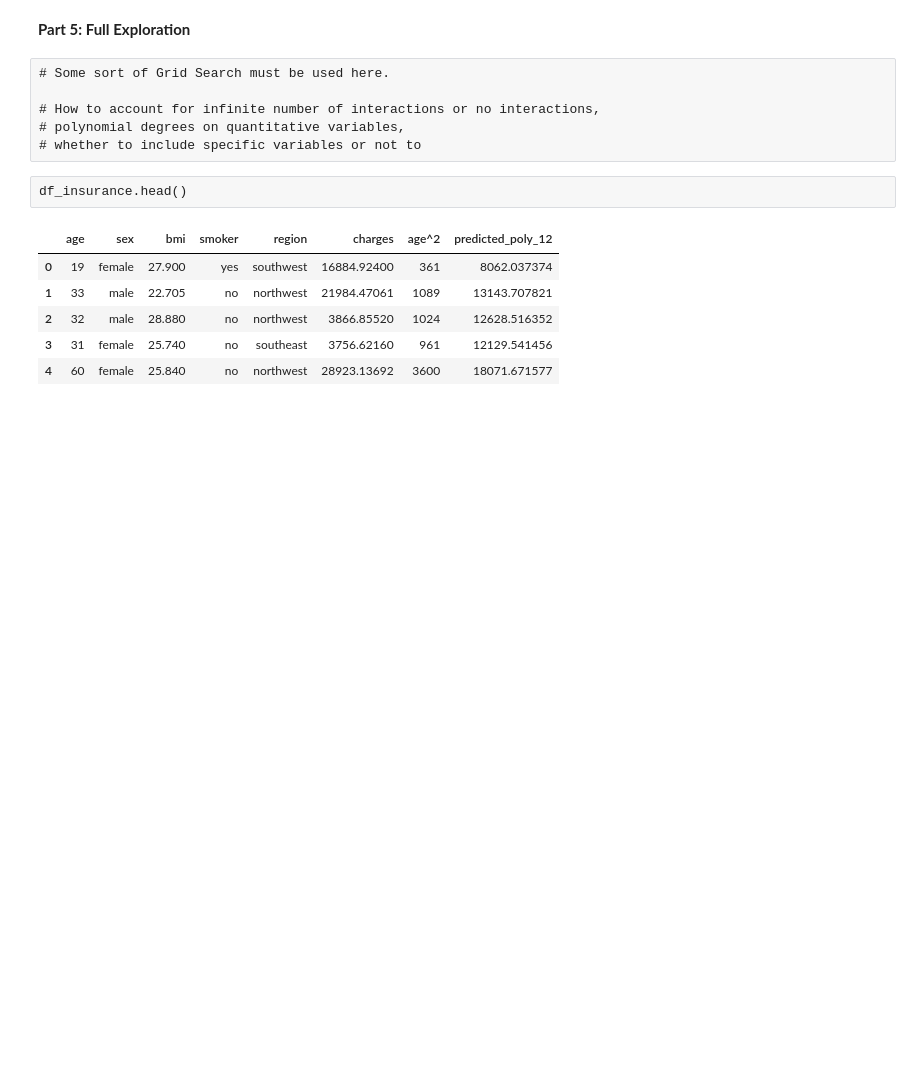
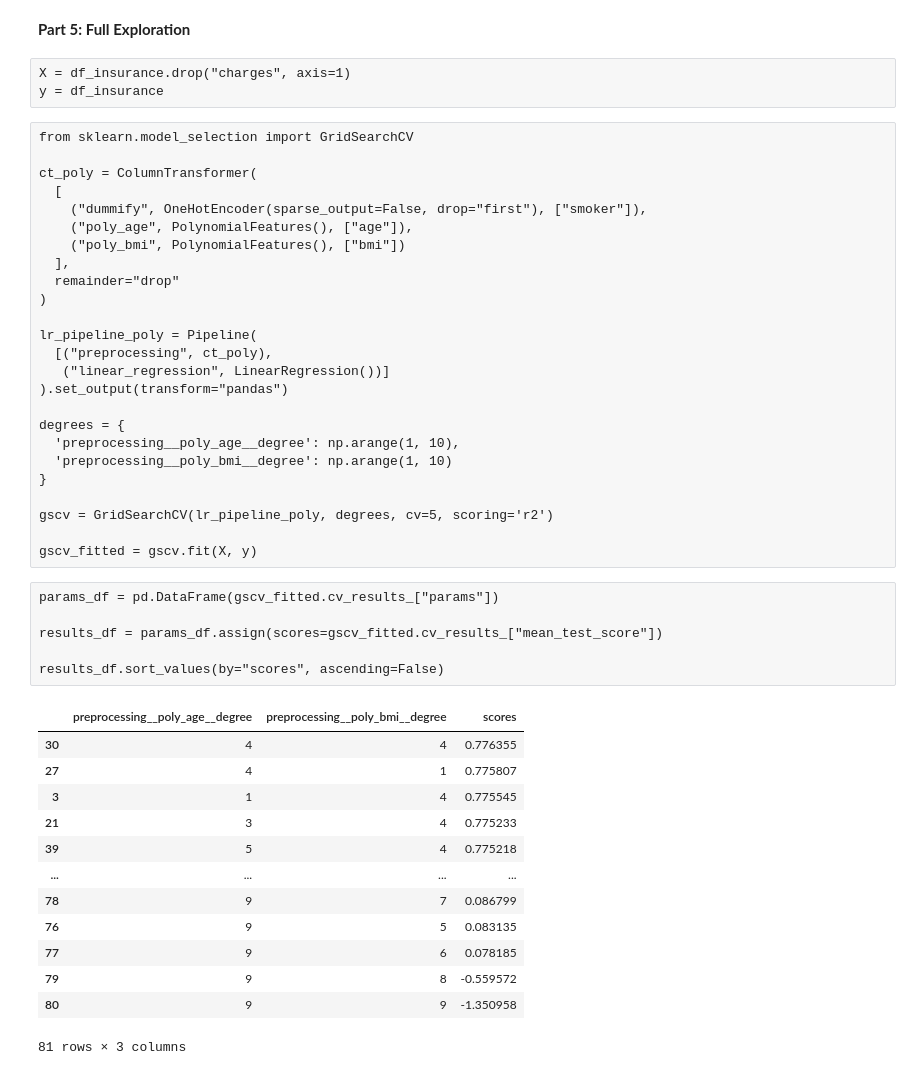
Before and after one commit to r-morag/Labs---GSB-544, a Jupyter notebook: lab5.ipynb, the cells around one changed output. Drawn from its saved outputs; the diff is of its cells as text; blank space fills up the shorter version.

```diff
--- a/lab5.ipynb
+++ b/lab5.ipynb
@@ -589,17 +585,50 @@ theme_classic()
 # %% [markdown]
 **Part 5: Full Exploration**
-# %%
-# Some sort of Grid Search must be used here.
-
-# How to account for infinite number of interactions or no interactions,
-# polynomial degrees on quantitative variables,
-# whether to include specific variables or not to
-# %%
-df_insurance.head()
-# %% [output]
-|  | age | sex | bmi | smoker | region | charges | age^2 | predicted_poly_12 |
-| 0 | 19 | female | 27.900 | yes | southwest | 16884.92400 | 361 | 8062.037374 |
-| 1 | 33 | male | 22.705 | no | northwest | 21984.47061 | 1089 | 13143.707821 |
-| 2 | 32 | male | 28.880 | no | northwest | 3866.85520 | 1024 | 12628.516352 |
-| 3 | 31 | female | 25.740 | no | southeast | 3756.62160 | 961 | 12129.541456 |
-| 4 | 60 | female | 25.840 | no | northwest | 28923.13692 | 3600 | 18071.671577 |
+# %%
+X = df_insurance.drop("charges", axis=1)
+y = df_insurance
+# %%
+from sklearn.model_selection import GridSearchCV
+
+ct_poly = ColumnTransformer(
+  [
+    ("dummify", OneHotEncoder(sparse_output=False, drop="first"), ["smoker"]),
+    ("poly_age", PolynomialFeatures(), ["age"]),
+    ("poly_bmi", PolynomialFeatures(), ["bmi"])
+  ],
+  remainder="drop"
+)
+
+lr_pipeline_poly = Pipeline(
+  [("preprocessing", ct_poly),
+   ("linear_regression", LinearRegression())]
+).set_output(transform="pandas")
+
+degrees = {
+  'preprocessing__poly_age__degree': np.arange(1, 10),
+  'preprocessing__poly_bmi__degree': np.arange(1, 10)
+}
+
+gscv = GridSearchCV(lr_pipeline_poly, degrees, cv=5, scoring='r2')
+
+gscv_fitted = gscv.fit(X, y)
+# %%
+params_df = pd.DataFrame(gscv_fitted.cv_results_["params"])
+
+results_df = params_df.assign(scores=gscv_fitted.cv_results_["mean_test_score"])
+
+results_df.sort_values(by="scores", ascending=False)
+# %% [output]
+|  | preprocessing__poly_age__degree | preprocessing__poly_bmi__degree | scores |
+| 30 | 4 | 4 | 0.776355 |
+| 27 | 4 | 1 | 0.775807 |
+| 3 | 1 | 4 | 0.775545 |
+| 21 | 3 | 4 | 0.775233 |
+| 39 | 5 | 4 | 0.775218 |
+| ... | ... | ... | ... |
+| 78 | 9 | 7 | 0.086799 |
+| 76 | 9 | 5 | 0.083135 |
+| 77 | 9 | 6 | 0.078185 |
+| 79 | 9 | 8 | -0.559572 |
+| 80 | 9 | 9 | -1.350958 |
+81 rows × 3 columns
```
Also changed, not shown: parts of 8 cells of this notebook.
